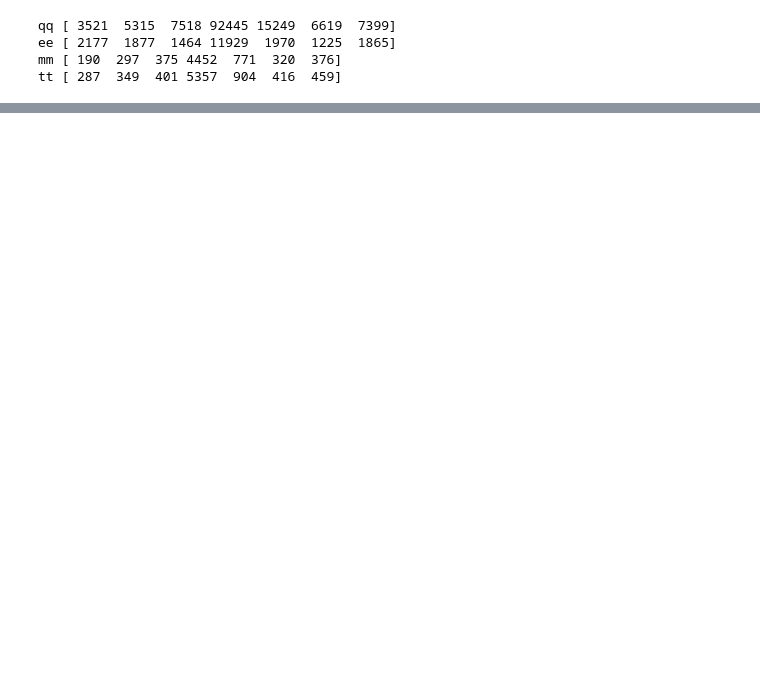
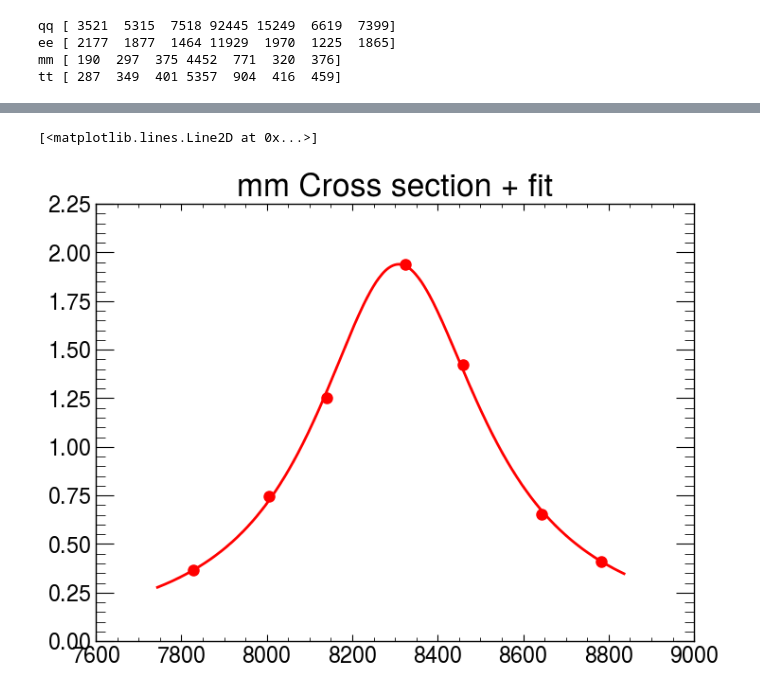
Before and after one commit to leon-goepfert/FP2, a Jupyter notebook: DataAna2_Ex3.ipynb, the cells around one changed output, grey strips where cells are left out. Cells and saved outputs as stored; diff of their text form; code cells hidden in the pictures; blank space fills up the shorter version.

```diff
--- a/DataAna2_Ex3.ipynb
+++ b/DataAna2_Ex3.ipynb
@@ -316,0 +365,8 @@ tot_cross = qq_cross +ee_cross +mm_cross +tt_cross
+# %%
+def error_prop(L,N,sN,sL):
+    return np.sqrt((sN/L)**2 + (sL*N/L**2)**2)
+
+error_cross = error_prop(lumi_matrix[:,1],eff_energy_events_matrix,error_energy_events_matrix,lumi_matrix[:,-1])
+print("Error Matrix for corss section:\n",error_cross)
+print("Cross section matrix:\n",cross_matrix)
+#print(error_cross/cross_matrix)
@@ -325,0 +549,8 @@ plt.plot(lumi_matrix[:,0],tot_cross,ls="",marker="o")
+# %%
+
+plt.title('mm Cross section + fit')
+plt.plot(lumi_matrix[:,0]**2,cross_matrix[2],ls="",marker="o",color="red")
+plt.plot(s,breit_wigner(s,*popt[2]),color="red")
+# %% [output]
+[<matplotlib.lines.Line2D at 0x...>]
+[figure, added]
```
Also changed, not shown: parts of 30 cells of this notebook.
